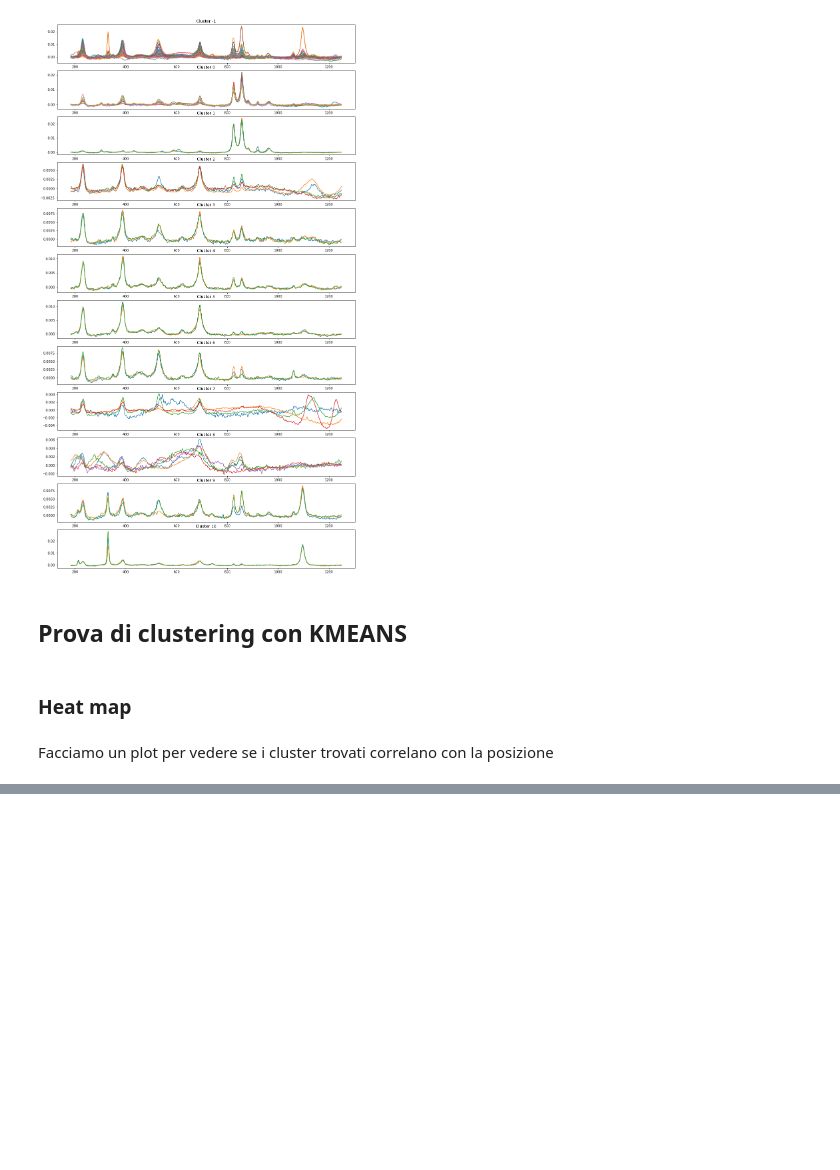
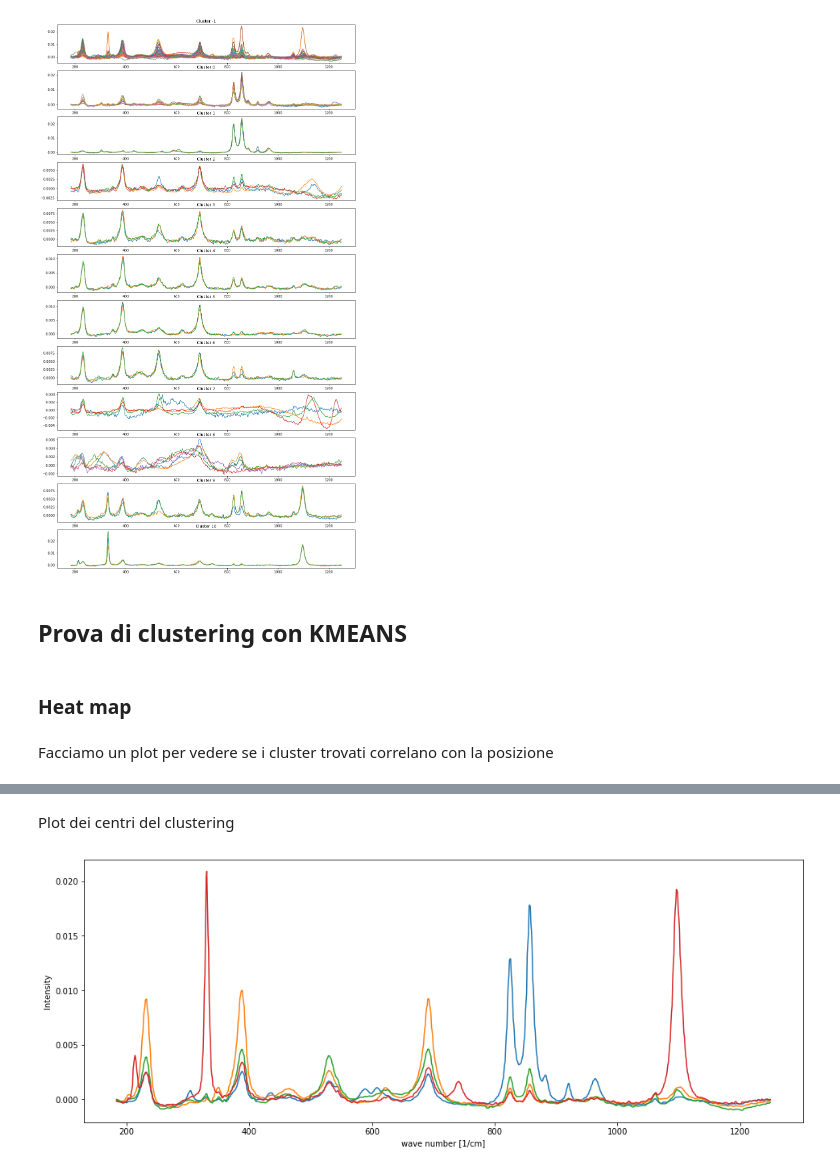
Before and after one commit to FabioBrugnara/repo_raman_4exam, a Jupyter notebook: notebooks/CLUSTERING.ipynb, the cells around one changed output, grey strips where cells are left out. Saved outputs shown, nothing was run; the diff lists cells and outputs as text; code cells hidden in the pictures; blank space fills up the shorter version.

```diff
--- a/notebooks/CLUSTERING.ipynb
+++ b/notebooks/CLUSTERING.ipynb
@@ -140,0 +141,8 @@ for i in enumerate(np.unique(label_t)):
+# %% [markdown]
+Plot dei centri del clustering
+# %%
+raman_plot()
+for temp in np.unique(label_t):
+    plt.plot(data.wn,cluster_t_KM.cluster_centers_[temp])
+# %% [output]
+[figure, added]
```
Also changed, not shown: parts of 4 cells of this notebook.
